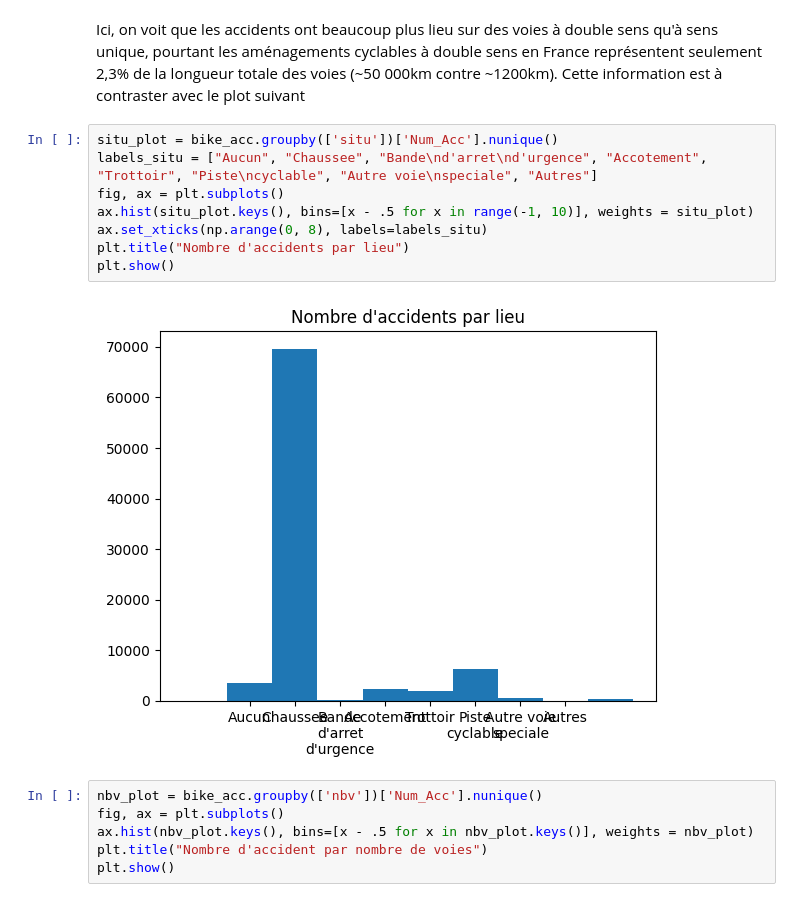
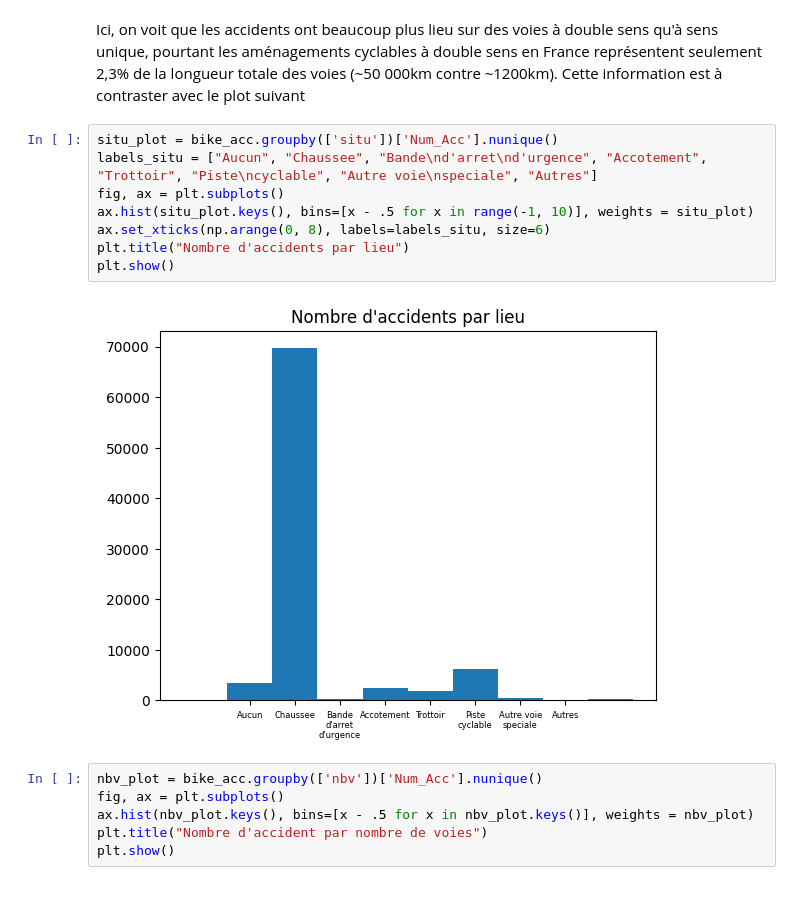
Before and after one commit to gauthgoth/Challenge---Etudes-de-Cas, a Jupyter notebook: data_vis_alex.ipynb, the cells around one changed output. Drawn from its saved outputs; the diff is of its cells as text.

```diff
--- a/data_vis_alex.ipynb
+++ b/data_vis_alex.ipynb
@@ -124,13 +124,13 @@ Cette information est à contraster avec le plot suivant
 # %%
 situ_plot = bike_acc.groupby(['situ'])['Num_Acc'].nunique()
 labels_situ = ["Aucun", "Chaussee", "Bande\nd'arret\nd'urgence", "Accotement", "Trottoir", "Piste\ncyclable", "Autre voie\nspeciale", "Autres"]
 fig, ax = plt.subplots()
 ax.hist(situ_plot.keys(), bins=[x - .5 for x in range(-1, 10)], weights = situ_plot)
-ax.set_xticks(np.arange(0, 8), labels=labels_situ)
+ax.set_xticks(np.arange(0, 8), labels=labels_situ, size=6)
 plt.title("Nombre d'accidents par lieu")
 plt.show()
 # %% [output]
-[figure, old version]
+[figure, new version]
 # %%
 nbv_plot = bike_acc.groupby(['nbv'])['Num_Acc'].nunique()
 fig, ax = plt.subplots()
```
Also changed, not shown: parts of 4 cells of this notebook.
